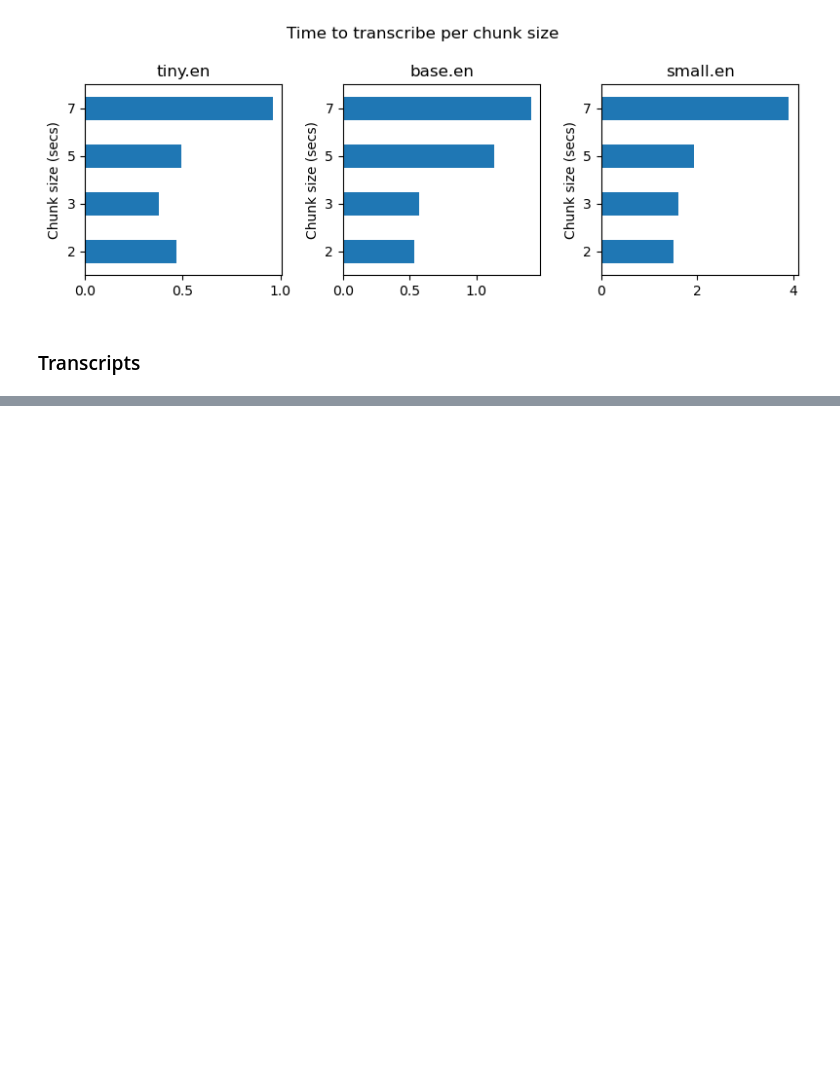
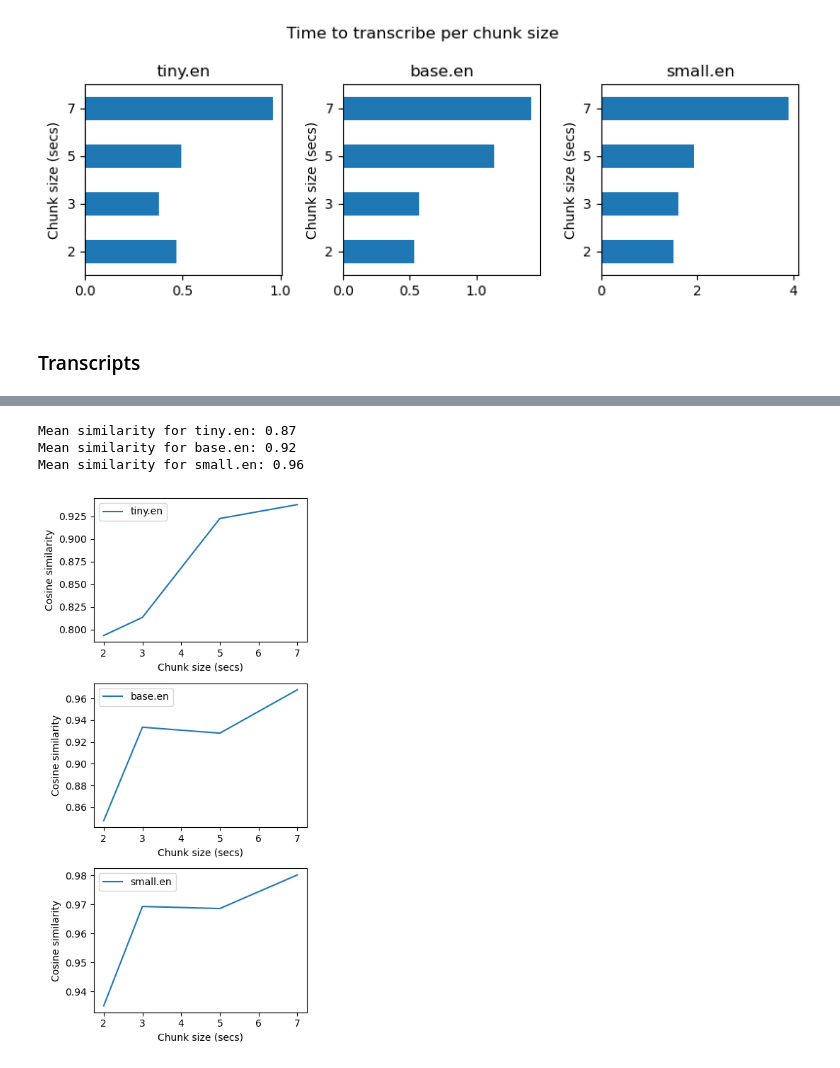
Before and after one commit to vbernardes-ic/livekit-poc, a Jupyter notebook: backend/transcription-service/benchmark/Whisper Benchmark.ipynb, the cells around one changed output, grey strips where cells are left out. Cells and saved outputs as stored; diff of their text form; code cells hidden in the pictures; blank space fills up the shorter version.

Commit message:
Add similarity between baseline (whole transcription) and transcription by audio snippet.

```diff
--- a/backend/transcription-service/benchmark/Whisper Benchmark.ipynb
+++ b/backend/transcription-service/benchmark/Whisper Benchmark.ipynb
@@ -110,0 +113,34 @@ for model_name in model_names:
+# %%
+from sentence_transformers import SentenceTransformer
+
+model = SentenceTransformer('bert-base-nli-mean-tokens')
+
+from sklearn.metrics.pairwise import cosine_similarity
+# %%
+similarity_results = {}
+for model_name in model_names:
+    similarity_results[model_name] = {}
+
+    with open(f'transcription_{model_name}.txt', 'r') as f:
+        baseline = f.read()
+
+    chunks = {}
+    for file in os.listdir():
+        if f'transcription_{model_name}' in file and 'secs.txt' in file:
+            chunk_size = file[file.find('secs.txt')-1]
+            with open(file, 'r') as f:
+                chunks[chunk_size] = f.read()
+
+    baseline_encoded = model.encode(baseline, show_progress_bar=False)
+
+    chunks_encoded = {size: model.encode(text) for size, text in chunks.items()}
+
+    for size, encoded_chunk in chunks_encoded.items():
+        similarity = cosine_similarity(baseline_encoded.reshape(1, -1), encoded_chunk.reshape(1, -1))
+        similarity_results[model_name][int(size)] = similarity[0][0]
+
+# print results
+for model_name in model_names:
+    print(f'==== MODEL {model_name} ===='.upper())
+    for size in chunk_sizes:
+        print(f'Simlarity between baseline and snippet with {size} seconds: {round(similarity_results[model_name][size], 2)}')
@@ -110,0 +163,16 @@ for model_name in model_names:
+# %%
+for i, (model_name, simil_results) in enumerate(similarity_results.items()):
+    print(f'Mean similarity for {model_name}: {pd.DataFrame.from_dict({model_name: simil_results}).mean().values[0]:.2f}')
+# %% [output]
+Mean similarity for tiny.en: 0.87
+Mean similarity for base.en: 0.92
+Mean similarity for small.en: 0.96
+# %%
+fig, ax = plt.subplots(3, 1, figsize=(4,8))
+for i, (model_name, simil_results) in enumerate(similarity_results.items()):
+    pd.DataFrame.from_dict({model_name: simil_results}).plot.line(ax=ax[i])
+    ax[i].set_ylabel('Cosine similarity')
+    ax[i].set_xlabel('Chunk size (secs)')
+plt.tight_layout()
+# %% [output]
+[figure, added]
```
Also changed, not shown: parts of 2 cells of this notebook.
